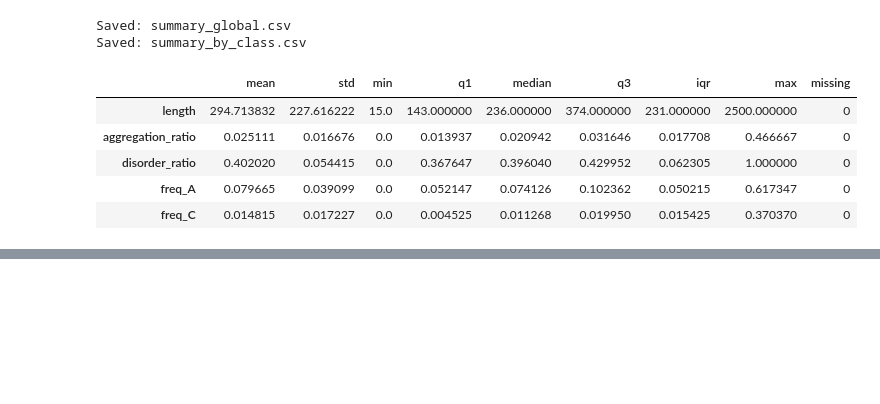
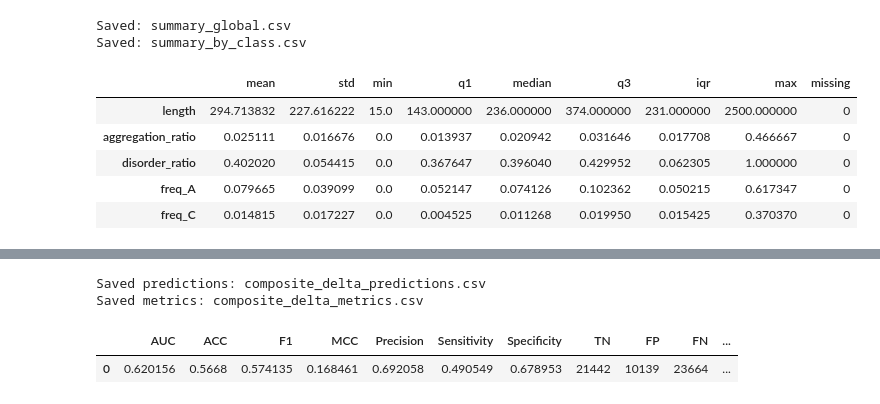
Before and after one commit to huyhoang6723/protein-solubility-effectsize, a Jupyter notebook: code.ipynb, the cells around one changed output, grey strips where cells are left out. Drawn from its saved outputs; the diff is of its cells as text; code cells hidden in the pictures; blank space fills up the shorter version.

```diff
--- a/code.ipynb
+++ b/code.ipynb
@@ -638 +577,72 @@ Confusion: TN=19185, FP=12396, FN=20354, TP=26096
+# %%
+import numpy as np
+import pandas as pd
+from sklearn.metrics import (
+    roc_auc_score,
+    accuracy_score,
+    f1_score,
+    matthews_corrcoef,
+    precision_score,
+    recall_score,
+    confusion_matrix
+)
+
+OUT_PRED_CSV   = "composite_delta_predictions.csv"
+OUT_METRIC_CSV = "composite_delta_metrics.csv"
+
+df = df_feat.copy()
+
+BASE_FEATURES = ["length", "neg_ratio"]
+df = df[["header", "label"] + BASE_FEATURES].dropna()
+
+y = df["label"].astype(int).to_numpy()
+
+# robust scale (hard-coded)
+z_len = (df["length"] - 236.0) / 231.0
+z_neg = (df["neg_ratio"] - 0.126531) / 0.039934
+
+# composite score (keep only δ_length, δ_neg)
+S = (
+    -0.215 * z_len
+    +0.150 * z_neg
+).to_numpy()
+
+THRESHOLD = 0.0
+y_pred = (S > THRESHOLD).astype(int)
+
+# ---- Metrics ----
+auc = roc_auc_score(y, S)
+tn, fp, fn, tp = confusion_matrix(y, y_pred, labels=[0, 1]).ravel()
+
+metrics = {
+    "AUC": float(auc),
+    "ACC": float(accuracy_score(y, y_pred)),
+    "F1": float(f1_score(y, y_pred, zero_division=0)),
+    "MCC": float(matthews_corrcoef(y, y_pred)),
+    "Precision": float(precision_score(y, y_pred, zero_division=0)),
+    "Sensitivity": float(recall_score(y, y_pred, zero_division=0)),
+    "Specificity": float(tn / (tn + fp) if (tn + fp) > 0 else 0.0),
+    "TN": int(tn), "FP": int(fp), "FN": int(fn), "TP": int(tp),
+    "Threshold": float(THRESHOLD)
+}
+
+# ---- Save prediction table ----
+df_out = df.copy()
+df_out["S"] = S
+df_out["pred_label"] = y_pred
+df_out["pred_text"] = np.where(y_pred == 1, "tan", "không tan")
+df_out.to_csv(OUT_PRED_CSV, index=False)
+
+# ---- Save metrics ----
+pd.DataFrame([metrics]).to_csv(OUT_METRIC_CSV, index=False)
+
+print("Saved predictions:", OUT_PRED_CSV)
+print("Saved metrics:", OUT_METRIC_CSV)
+
+pd.DataFrame([metrics])
+# %% [output]
+Saved predictions: composite_delta_predictions.csv
+Saved metrics: composite_delta_metrics.csv
+|  | AUC | ACC | F1 | MCC | Precision | Sensitivity | Specificity | TN | FP | FN | ... |
+| 0 | 0.620156 | 0.5668 | 0.574135 | 0.168461 | 0.692058 | 0.490549 | 0.678953 | 21442 | 10139 | 23664 | ... |
 # %%
```
Also changed, not shown: parts of 7 cells of this notebook, 1 other file.
